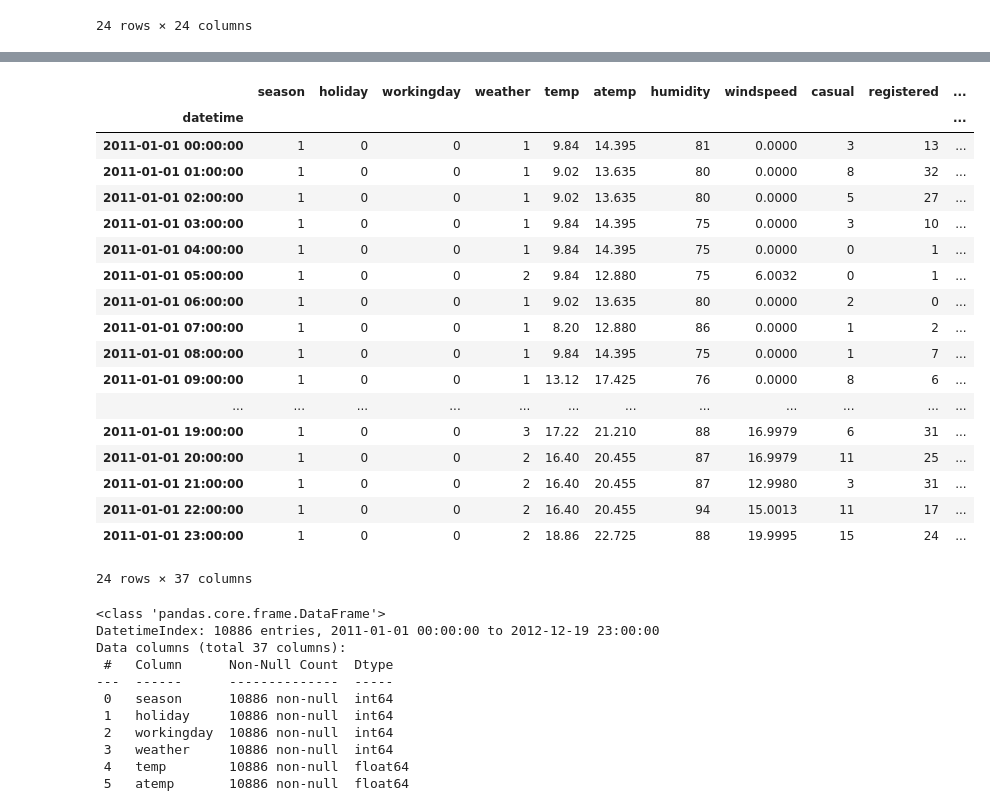
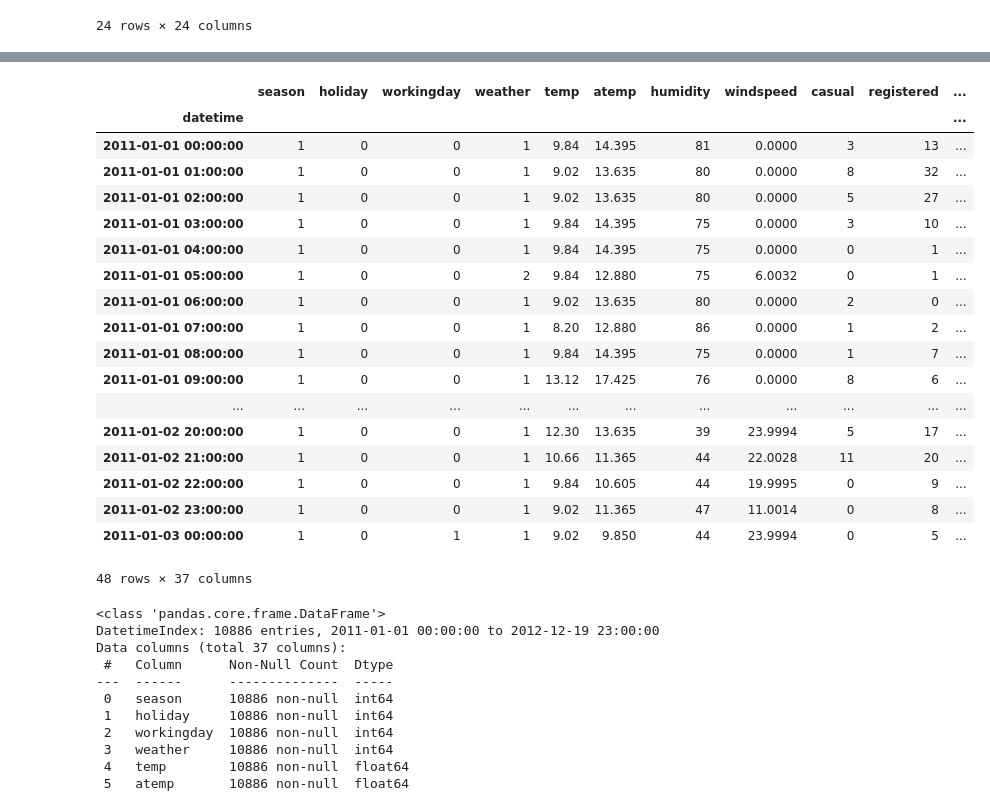
Before and after one commit to SurvilaDeveloper/modeladoAvanzadoEnML_DigitalHouse, a Jupyter notebook: MasPractica1_mi_solucion.ipynb, the cells around one changed output, grey strips where cells are left out. Saved outputs shown, nothing was run; the diff lists cells and outputs as text; code cells hidden in the pictures.

```diff
--- a/MasPractica1_mi_solucion.ipynb
+++ b/MasPractica1_mi_solucion.ipynb
@@ -112,27 +139,28 @@ datetime
 Name: dia, dtype: int64
 # %%
+# Combina el DataFrame original data_raw con las variables dummies de hora (bikes_dummies) por columnas (axis=1)
 data_hour_dummies = pd.concat([data_raw,bikes_dummies],axis=1)
-data_hour_dummies.head(24)
+data_hour_dummies.head(48)
 # %% [output]
 |  | season | holiday | workingday | weather | temp | atemp | humidity | windspeed | casual | registered | ... |
 | datetime |  |  |  |  |  |  |  |  |  |  | ... |
 | 2011-01-01 00:00:00 | 1 | 0 | 0 | 1 | 9.84 | 14.395 | 81 | 0.0000 | 3 | 13 | ... |
 | 2011-01-01 01:00:00 | 1 | 0 | 0 | 1 | 9.02 | 13.635 | 80 | 0.0000 | 8 | 32 | ... |
 | 2011-01-01 02:00:00 | 1 | 0 | 0 | 1 | 9.02 | 13.635 | 80 | 0.0000 | 5 | 27 | ... |
 | 2011-01-01 03:00:00 | 1 | 0 | 0 | 1 | 9.84 | 14.395 | 75 | 0.0000 | 3 | 10 | ... |
 | 2011-01-01 04:00:00 | 1 | 0 | 0 | 1 | 9.84 | 14.395 | 75 | 0.0000 | 0 | 1 | ... |
 | 2011-01-01 05:00:00 | 1 | 0 | 0 | 2 | 9.84 | 12.880 | 75 | 6.0032 | 0 | 1 | ... |
 | 2011-01-01 06:00:00 | 1 | 0 | 0 | 1 | 9.02 | 13.635 | 80 | 0.0000 | 2 | 0 | ... |
 | 2011-01-01 07:00:00 | 1 | 0 | 0 | 1 | 8.20 | 12.880 | 86 | 0.0000 | 1 | 2 | ... |
 | 2011-01-01 08:00:00 | 1 | 0 | 0 | 1 | 9.84 | 14.395 | 75 | 0.0000 | 1 | 7 | ... |
 | 2011-01-01 09:00:00 | 1 | 0 | 0 | 1 | 13.12 | 17.425 | 76 | 0.0000 | 8 | 6 | ... |
 | ... | ... | ... | ... | ... | ... | ... | ... | ... | ... | ... | ... |
-| 2011-01-01 19:00:00 | 1 | 0 | 0 | 3 | 17.22 | 21.210 | 88 | 16.9979 | 6 | 31 | ... |
-| 2011-01-01 20:00:00 | 1 | 0 | 0 | 2 | 16.40 | 20.455 | 87 | 16.9979 | 11 | 25 | ... |
-| 2011-01-01 21:00:00 | 1 | 0 | 0 | 2 | 16.40 | 20.455 | 87 | 12.9980 | 3 | 31 | ... |
-| 2011-01-01 22:00:00 | 1 | 0 | 0 | 2 | 16.40 | 20.455 | 94 | 15.0013 | 11 | 17 | ... |
-| 2011-01-01 23:00:00 | 1 | 0 | 0 | 2 | 18.86 | 22.725 | 88 | 19.9995 | 15 | 24 | ... |
+| 2011-01-02 20:00:00 | 1 | 0 | 0 | 1 | 12.30 | 13.635 | 39 | 23.9994 | 5 | 17 | ... |
+| 2011-01-02 21:00:00 | 1 | 0 | 0 | 1 | 10.66 | 11.365 | 44 | 22.0028 | 11 | 20 | ... |
+| 2011-01-02 22:00:00 | 1 | 0 | 0 | 1 | 9.84 | 10.605 | 44 | 19.9995 | 0 | 9 | ... |
+| 2011-01-02 23:00:00 | 1 | 0 | 0 | 1 | 9.02 | 11.365 | 47 | 11.0014 | 0 | 8 | ... |
+| 2011-01-03 00:00:00 | 1 | 0 | 1 | 1 | 9.02 | 9.850 | 44 | 23.9994 | 0 | 5 | ... |
-24 rows × 37 columns
+48 rows × 37 columns
 # %%
 data_hour_dummies.info()
 # %% [output]
```
Also changed, not shown: parts of 19 cells of this notebook.
